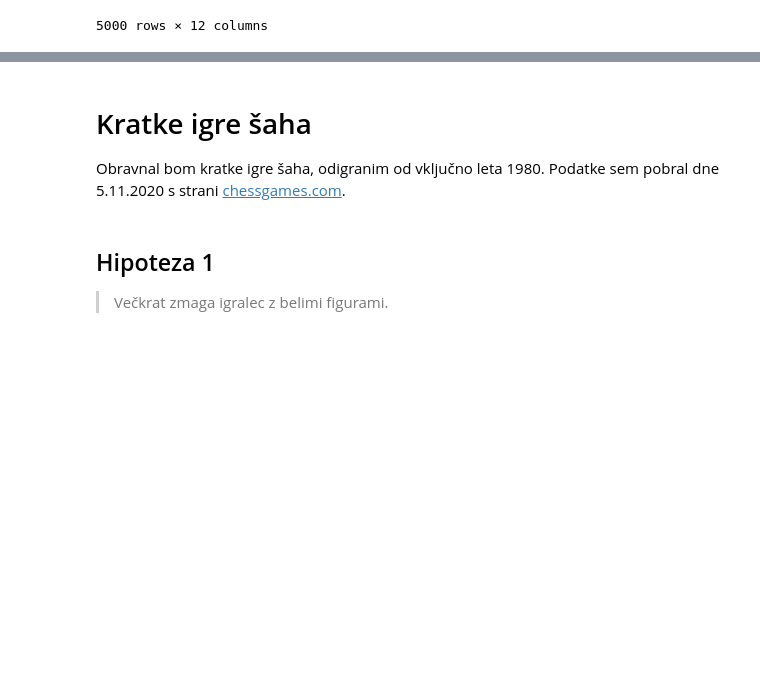
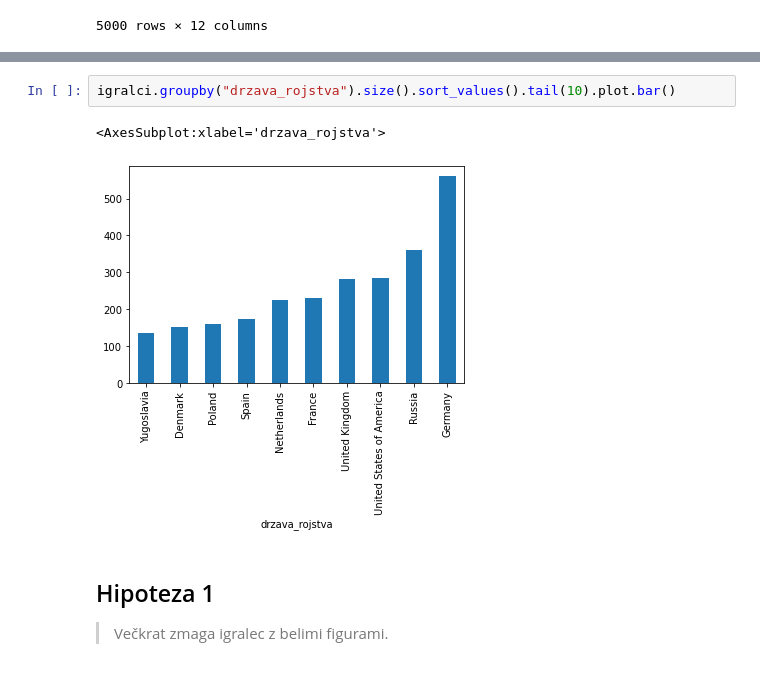
Before and after one commit to CadezDavid/Kratke_igre_saha, a Jupyter notebook: analiza.ipynb, the cells around one changed output, grey strips where cells are left out. Drawn from its saved outputs; the diff is of its cells as text; blank space fills up the shorter version.

```diff
--- a/analiza.ipynb
+++ b/analiza.ipynb
@@ -43,6 +50,8 @@ igralci[10:50]
-# %% [markdown]
-# Kratke igre šaha
-Obravnal bom kratke igre šaha, odigranim od vključno leta 1980. Podatke sem pobral dne 5.11.2020 s strani [chessgames.com](https://www.chessgames.com/).
+# %%
+igralci.groupby("drzava_rojstva").size().sort_values().tail(10).plot.bar()
+# %% [output]
+<AxesSubplot:xlabel='drzava_rojstva'>
+[figure, added]
 # %% [markdown]
 ## Hipoteza 1
 > Večkrat zmaga igralec z belimi figurami.
```
Also changed, not shown: parts of 30 cells of this notebook.
